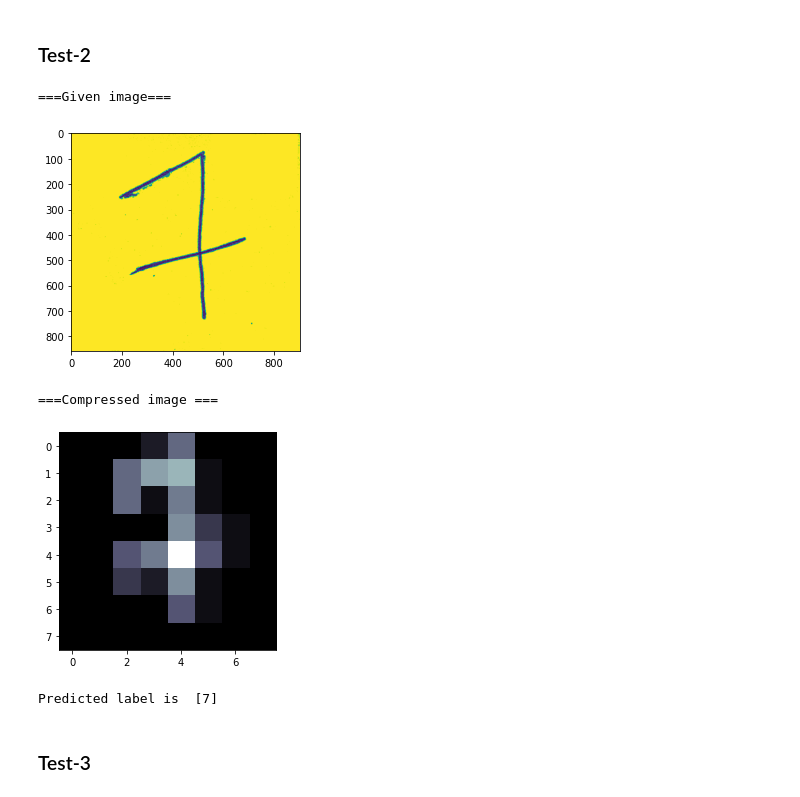
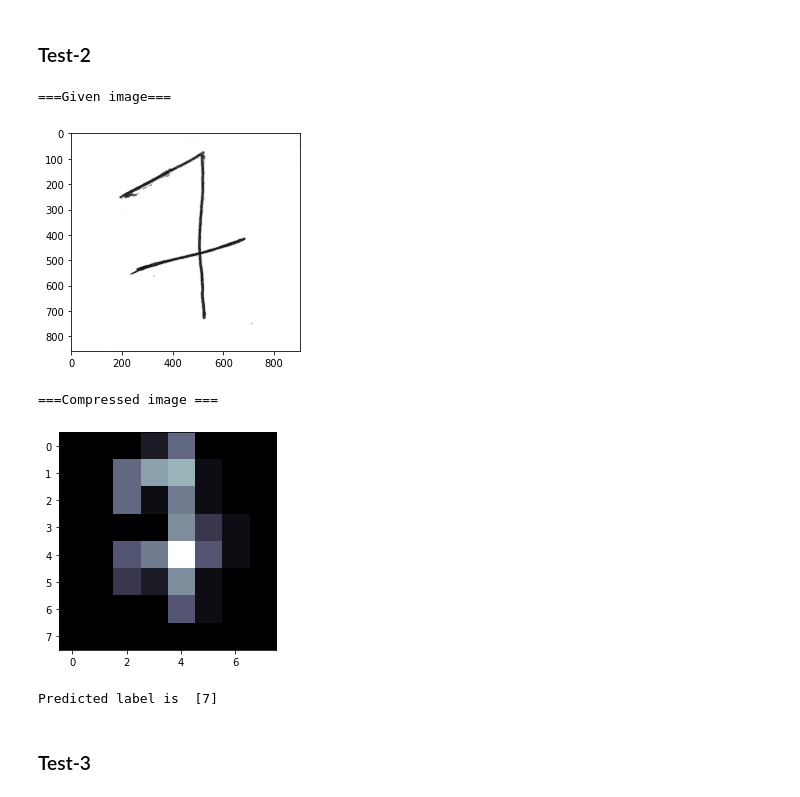
Before and after one commit to raghurama123/DataScience, a Jupyter notebook: notebooks/DS_06.ipynb, the cells around one changed output. Drawn from its saved outputs; the diff is of its cells as text; code cells hidden in the pictures.

```diff
--- a/notebooks/DS_06.ipynb
+++ b/notebooks/DS_06.ipynb
@@ -540,25 +540,25 @@ Predicted label is  [3]
 # %%
 from PIL import Image
 import matplotlib.pyplot as plt
 
 file='../images/handwritten/7_AP.jpeg'
 
 print('===Given image===')
 my_img=Image.open(file)
-plt.imshow(my_img)
+plt.imshow(my_img,cmap='Greys_r')
 plt.show()
 
 #=== run SVG classifer
 img,label=identify_digit(file)
 
 print('===Compressed image ===')
 plt.imshow(img, cmap=plt.cm.bone, interpolation='nearest')
 plt.show()
 
 print('Predicted label is ',label)
 # %% [output]
 ===Given image===
-[figure, old version]
+[figure, new version]
 ===Compressed image ===
 [figure]
 Predicted label is  [7]
```
Also changed, not shown: parts of 5 cells of this notebook.
